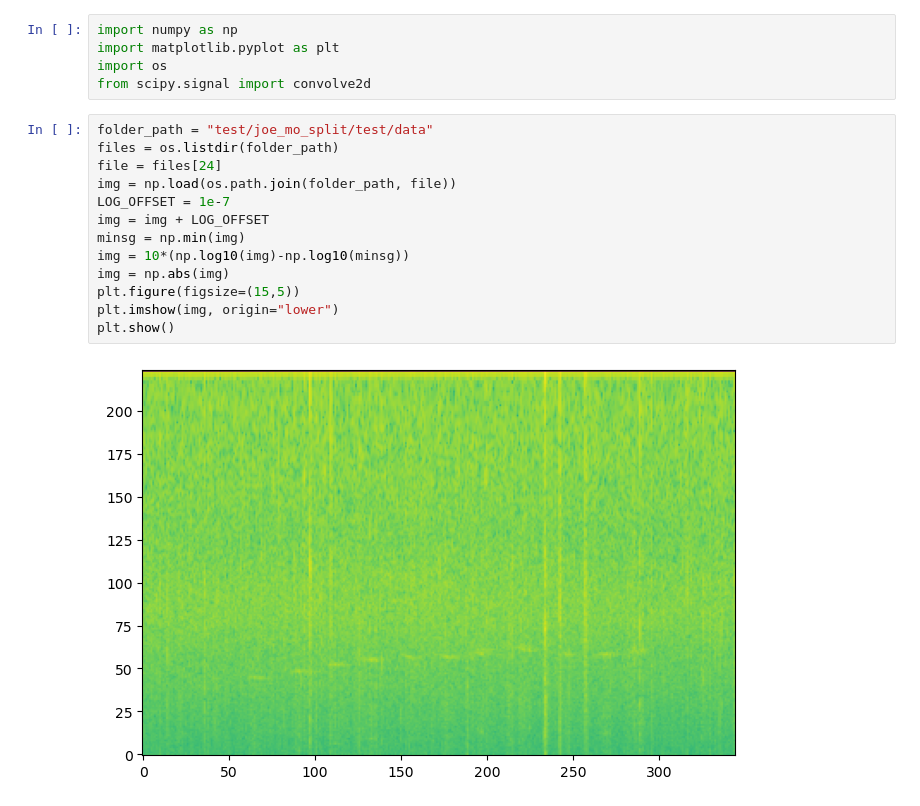
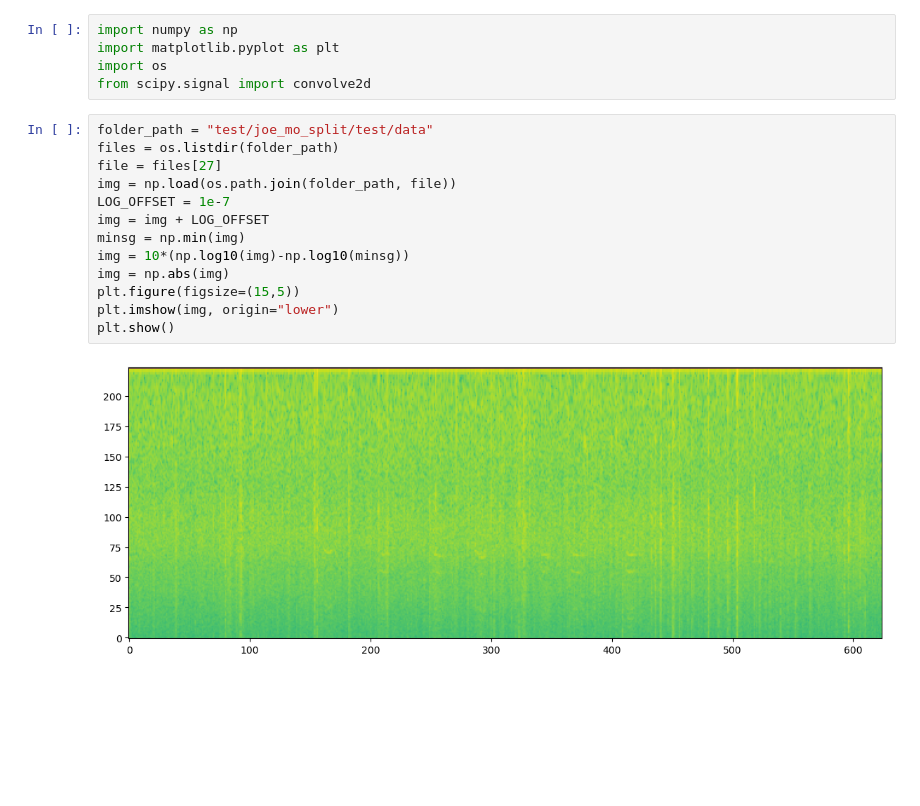
Before and after one commit to smarsland/AviaNZ, a Jupyter notebook: Untitled.ipynb, the cells around one changed output. Cells and saved outputs as stored; diff of their text form; blank space fills up the shorter version.

```diff
--- a/Untitled.ipynb
+++ b/Untitled.ipynb
@@ -6,18 +6,18 @@ from scipy.signal import convolve2d
 # %%
 folder_path = "test/joe_mo_split/test/data"
 files = os.listdir(folder_path)
-file = files[24]
+file = files[27]
 img = np.load(os.path.join(folder_path, file))
 LOG_OFFSET = 1e-7
 img = img + LOG_OFFSET
 minsg = np.min(img)
 img = 10*(np.log10(img)-np.log10(minsg))
 img = np.abs(img)
 plt.figure(figsize=(15,5))
 plt.imshow(img, origin="lower")
 plt.show()
 # %% [output]
-[figure, old version]
+[figure, new version]
 # %%
 H, W = img.shape
 sorted_pixels = np.sort(img, axis=1)
```
Also changed, not shown: parts of 3 cells of this notebook, 1 other file.
